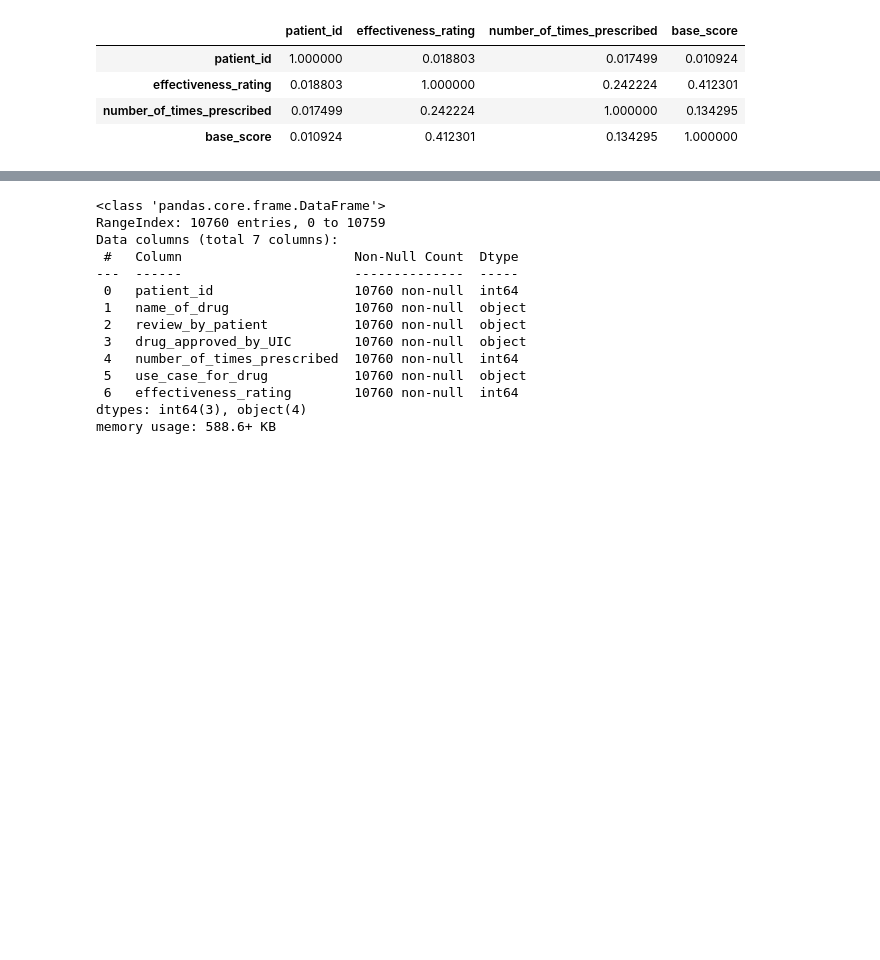
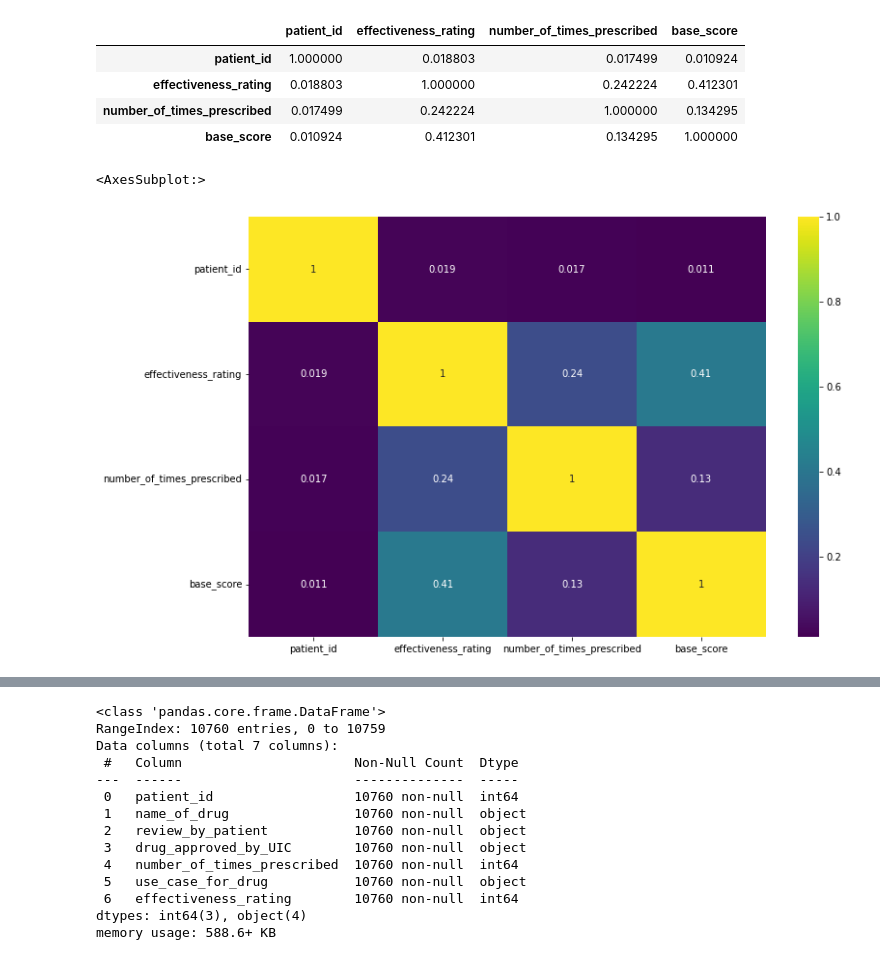
Before and after one commit to riyazunt/NLP_Machine_Test, a Jupyter notebook: NLP_Health_Care.ipynb, the cells around one changed output, grey strips where cells are left out. Saved outputs shown, nothing was run; the diff lists cells and outputs as text; code cells hidden in the pictures; blank space fills up the shorter version.

```diff
--- a/NLP_Health_Care.ipynb
+++ b/NLP_Health_Care.ipynb
@@ -4,5 +6,5 @@ import pandas as pd
 # %%
-df = pd.read_csv('dataset/train.csv')
+df = pd.read_csv('data/train.csv')
 # %%
 df.head()
 # %% [output]
@@ -87,4 +91,10 @@ df.corr()
 | effectiveness_rating | 0.018803 | 1.000000 | 0.242224 | 0.412301 |
 | number_of_times_prescribed | 0.017499 | 0.242224 | 1.000000 | 0.134295 |
 | base_score | 0.010924 | 0.412301 | 0.134295 | 1.000000 |
+# %%
+plt.figure(figsize=(12,8))
+sns.heatmap(df.corr(),cmap='viridis',annot=True)
+# %% [output]
+<AxesSubplot:>
+[figure, added]
 # %%
```
Also changed, not shown: parts of 97 cells of this notebook, 6 other files.
